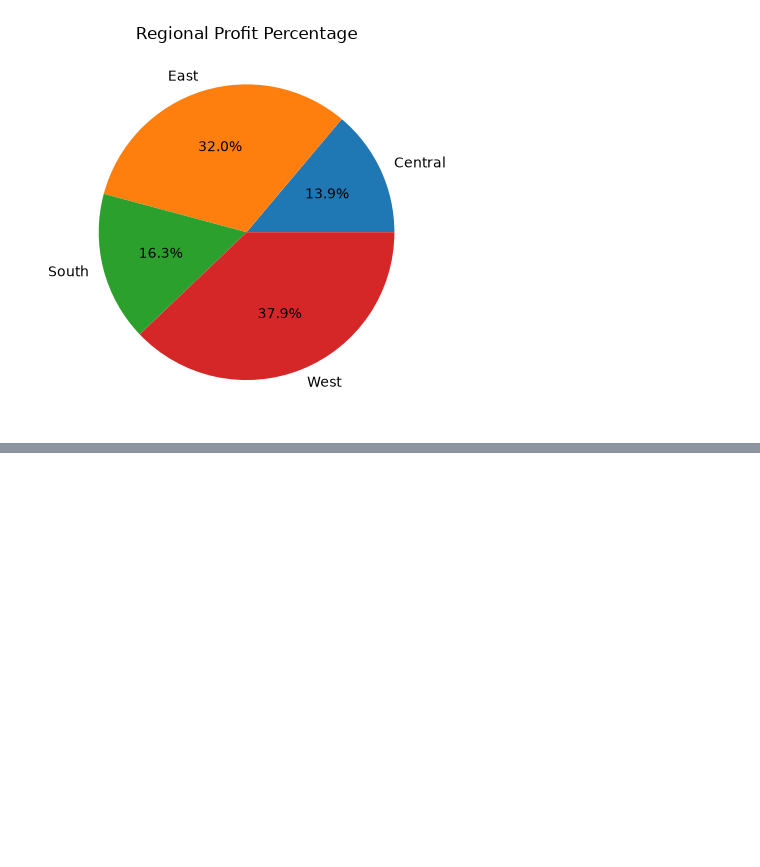
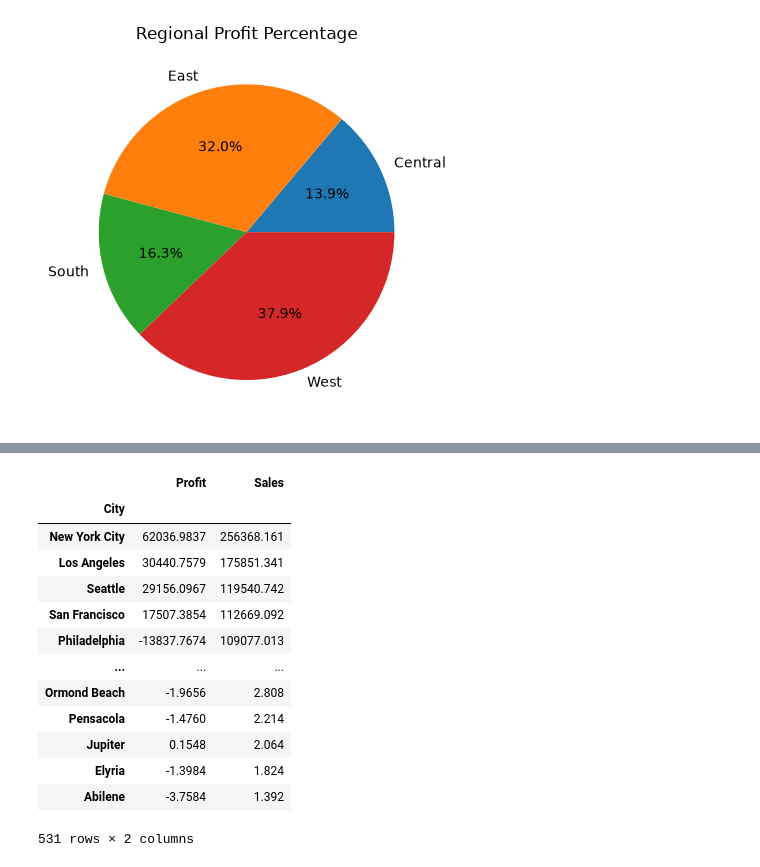
Before and after one commit to Fatima-Arain206/SOFTGROWTECH_INTERNSHIP_FINAL_PROJECT, a Jupyter notebook: Bussiness_DataAnalysisProject/Bussiness_Analysis.ipynb, the cells around one changed output, grey strips where cells are left out. Cells and saved outputs as stored; diff of their text form; code cells hidden in the pictures; blank space fills up the shorter version.

```diff
--- a/Bussiness_DataAnalysisProject/Bussiness_Analysis.ipynb
+++ b/Bussiness_DataAnalysisProject/Bussiness_Analysis.ipynb
@@ -164,0 +188,17 @@ plt.show()
+# %%
+df.pivot_table(index='City',values=['Sales','Profit'],aggfunc='sum').sort_values(by=['Sales','Profit'],ascending=False)
+# %% [output]
+|  | Profit | Sales |
+| City |  |  |
+| New York City | 62036.9837 | 256368.161 |
+| Los Angeles | 30440.7579 | 175851.341 |
+| Seattle | 29156.0967 | 119540.742 |
+| San Francisco | 17507.3854 | 112669.092 |
+| Philadelphia | -13837.7674 | 109077.013 |
+| ... | ... | ... |
+| Ormond Beach | -1.9656 | 2.808 |
+| Pensacola | -1.4760 | 2.214 |
+| Jupiter | 0.1548 | 2.064 |
+| Elyria | -1.3984 | 1.824 |
+| Abilene | -3.7584 | 1.392 |
+531 rows × 2 columns
```
Also changed, not shown: parts of 7 cells of this notebook.
